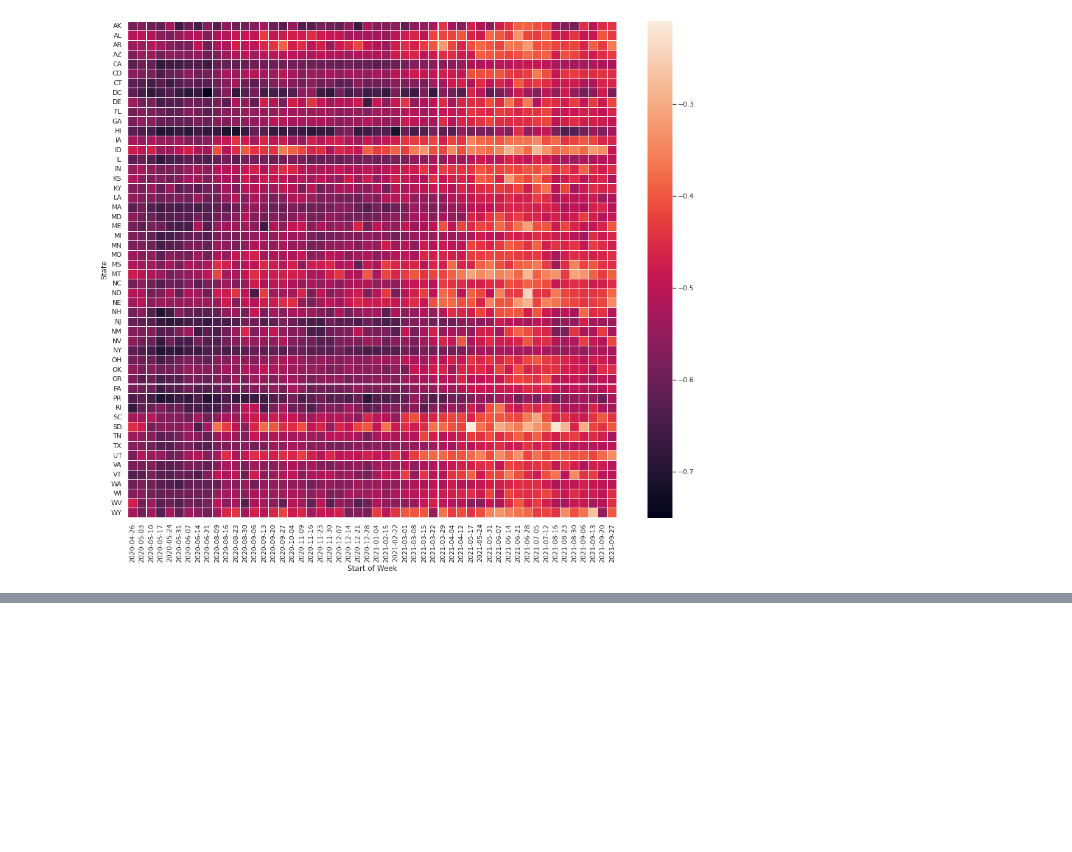
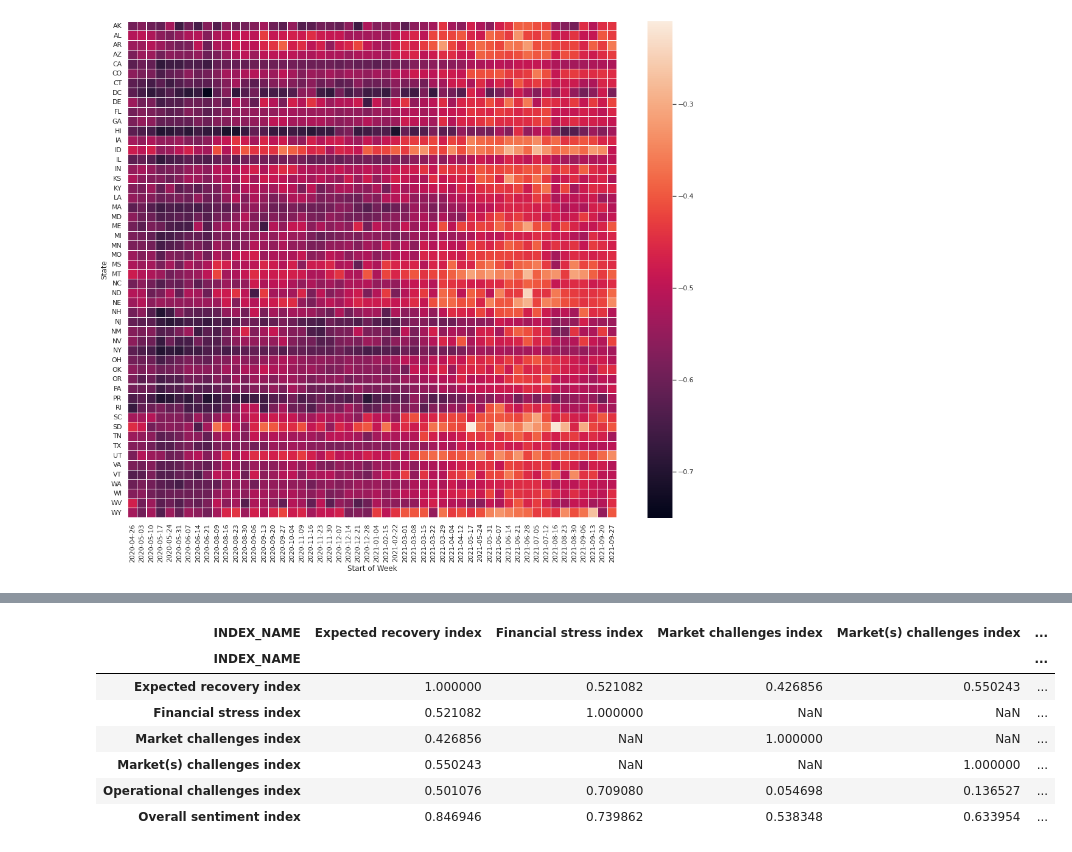
Before and after one commit to elizabethyoo/team_9, a Jupyter notebook: SBPS_indexlevel.ipynb, the cells around one changed output, grey strips where cells are left out. Drawn from its saved outputs; the diff is of its cells as text; code cells hidden in the pictures; blank space fills up the shorter version.

```diff
--- a/SBPS_indexlevel.ipynb
+++ b/SBPS_indexlevel.ipynb
@@ -230,0 +263,11 @@ plt.show()
+# %%
+df.corr()
+# %% [output]
+| INDEX_NAME | Expected recovery index | Financial stress index | Market challenges index | Market(s) challenges index | ... |
+| INDEX_NAME |  |  |  |  | ... |
+| Expected recovery index | 1.000000 | 0.521082 | 0.426856 | 0.550243 | ... |
+| Financial stress index | 0.521082 | 1.000000 | NaN | NaN | ... |
+| Market challenges index | 0.426856 | NaN | 1.000000 | NaN | ... |
+| Market(s) challenges index | 0.550243 | NaN | NaN | 1.000000 | ... |
+| Operational challenges index | 0.501076 | 0.709080 | 0.054698 | 0.136527 | ... |
+| Overall sentiment index | 0.846946 | 0.739862 | 0.538348 | 0.633954 | ... |
```
Also changed, not shown: parts of 6 cells of this notebook.
